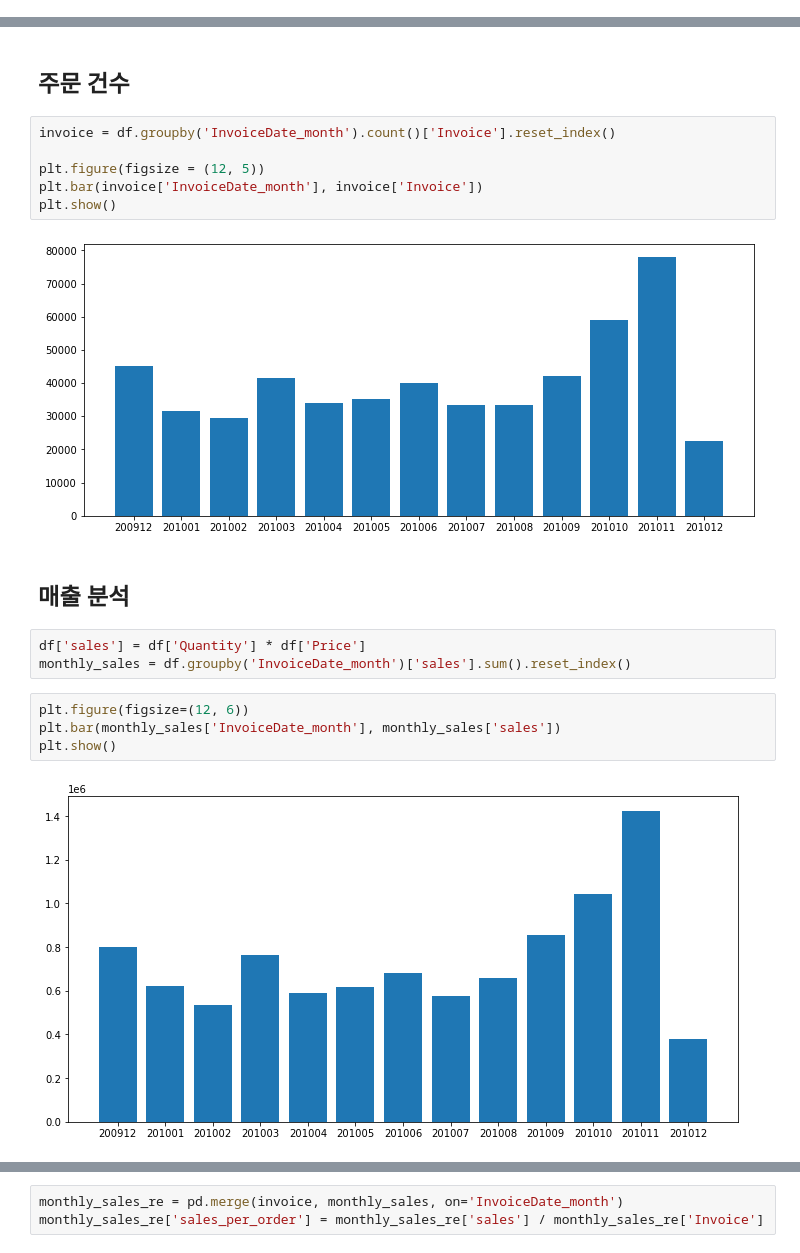
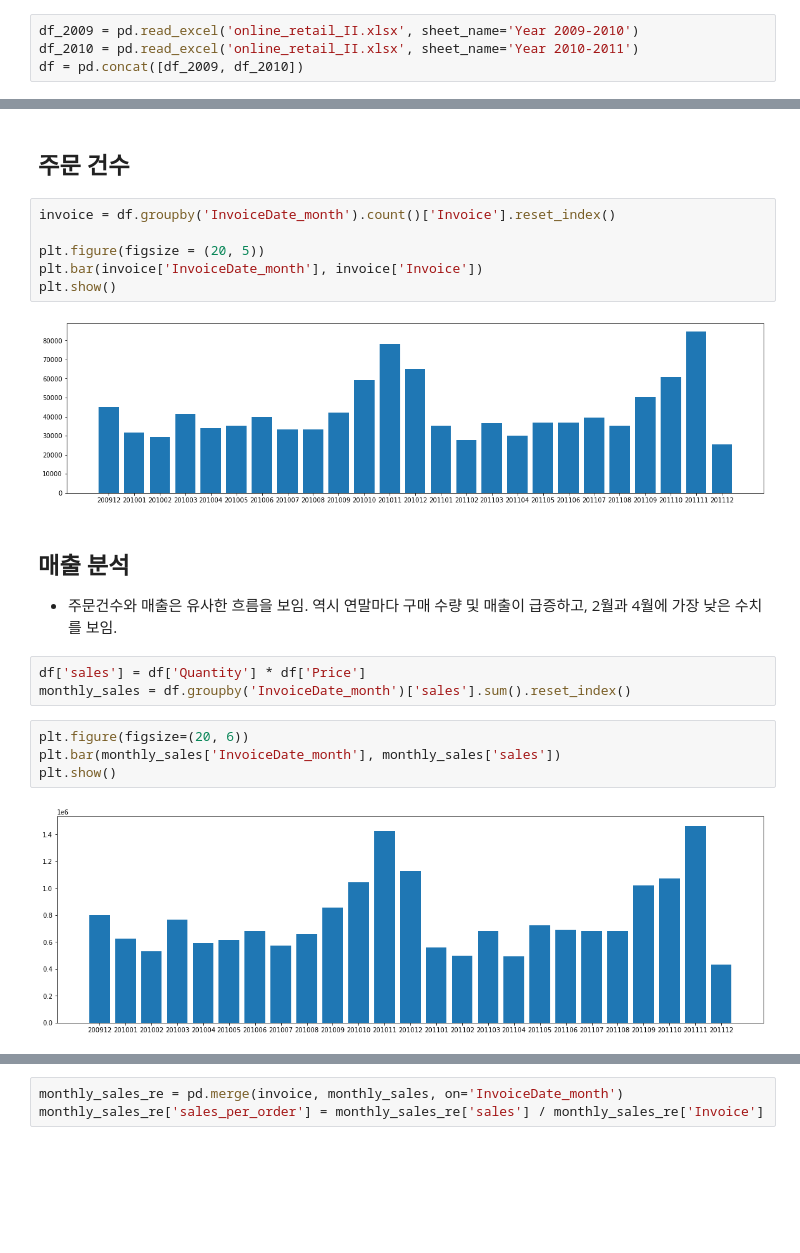
Before and after one commit to king-rabbit/online_retail_analysis, a Jupyter notebook: EDA.ipynb, the cells around one changed output, grey strips where cells are left out. Saved outputs shown, nothing was run; the diff lists cells and outputs as text; blank space fills up the shorter version.

```diff
--- a/EDA.ipynb
+++ b/EDA.ipynb
@@ -8,3 +6,7 @@ df = pd.read_excel('online_retail_II.xlsx')
+# %%
+df_2009 = pd.read_excel('online_retail_II.xlsx', sheet_name='Year 2009-2010')
+df_2010 = pd.read_excel('online_retail_II.xlsx', sheet_name='Year 2010-2011')
+df = pd.concat([df_2009, df_2010])
 # %% [markdown]
 ## 데이터 확인
 - InvoiceNo: 주문번호
@@ -107,19 +112,21 @@ plt.show()
 # %%
 invoice = df.groupby('InvoiceDate_month').count()['Invoice'].reset_index()
 
-plt.figure(figsize = (12, 5))
+plt.figure(figsize = (20, 5))
 plt.bar(invoice['InvoiceDate_month'], invoice['Invoice'])
 plt.show()
 # %% [output]
-[figure, old version]
+[figure, new version]
-# %% [markdown]
-## 매출 분석
+# %% [markdown]
+## 매출 분석
+
+* 주문건수와 매출은 유사한 흐름을 보임. 역시 연말마다 구매 수량 및 매출이 급증하고, 2월과 4월에 가장 낮은 수치를 보임.
 # %%
 df['sales'] = df['Quantity'] * df['Price']
 monthly_sales = df.groupby('InvoiceDate_month')['sales'].sum().reset_index()
 # %%
-plt.figure(figsize=(12, 6))
+plt.figure(figsize=(20, 6))
 plt.bar(monthly_sales['InvoiceDate_month'], monthly_sales['sales'])
 plt.show()
 # %% [output]
-[figure, old version]
+[figure, new version]
```
Also changed, not shown: parts of 13 cells of this notebook, 2 other files.
